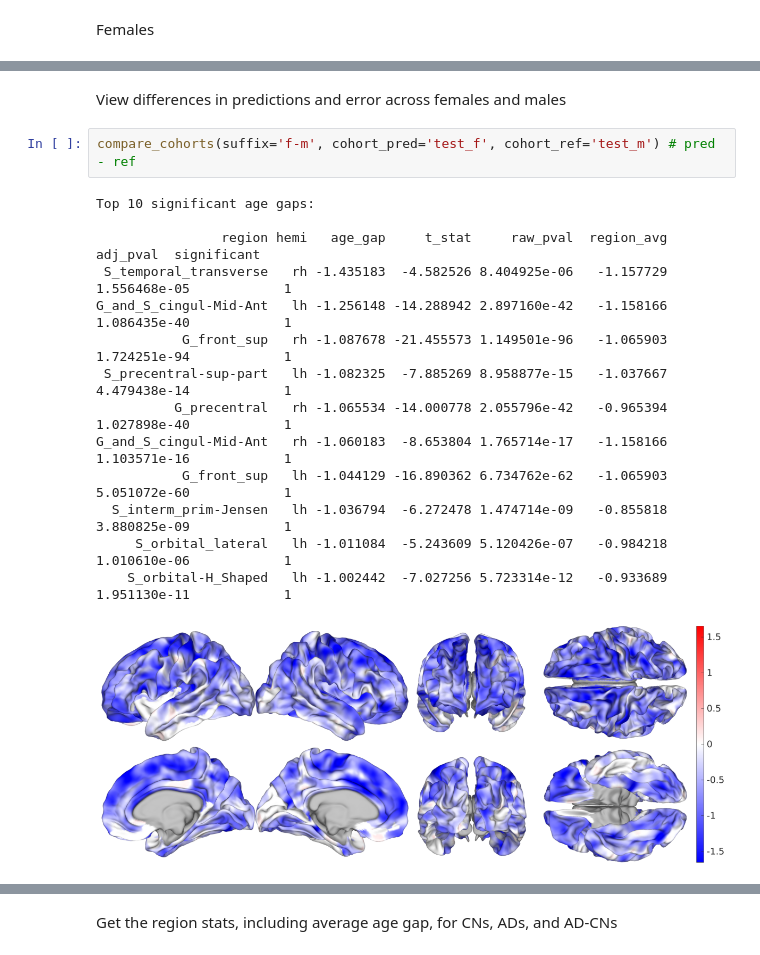
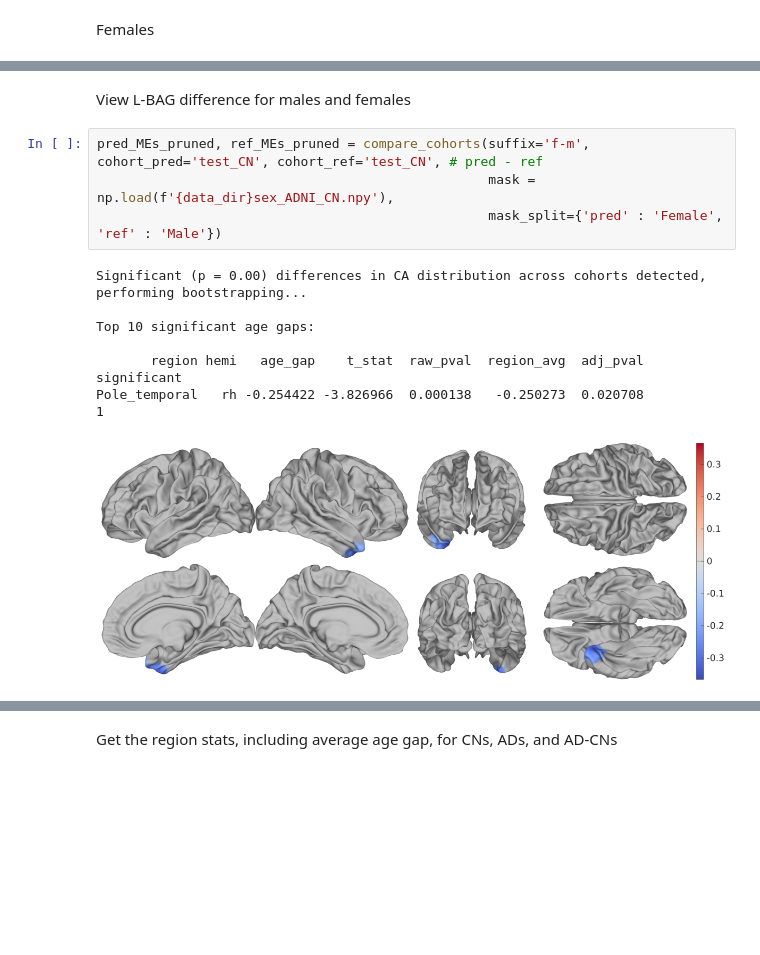
Before and after one commit to SamAndTheSun/Graph_UNet, a Jupyter notebook: notebooks/sex_analysis.ipynb, the cells around one changed output, grey strips where cells are left out. Drawn from its saved outputs; the diff is of its cells as text; blank space fills up the shorter version.

```diff
--- a/notebooks/sex_analysis.ipynb
+++ b/notebooks/sex_analysis.ipynb
@@ -72,19 +78,14 @@ G_oc-temp_med-Parahip   lh -5.09 (-5.96)    68.86  0.12       -5.52 3.926257e-28
 # %% [markdown]
-View differences in predictions and error across females and males
+View L-BAG difference for males and females
 # %%
-compare_cohorts(suffix='f-m', cohort_pred='test_f', cohort_ref='test_m') # pred - ref
+pred_MEs_pruned, ref_MEs_pruned = compare_cohorts(suffix='f-m', cohort_pred='test_CN', cohort_ref='test_CN', # pred - ref
+                                                  mask = np.load(f'{data_dir}sex_ADNI_CN.npy'),
+                                                  mask_split={'pred' : 'Female', 'ref' : 'Male'})
 # %% [output]
+Significant (p = 0.00) differences in CA distribution across cohorts detected, performing bootstrapping...
+
 Top 10 significant age gaps:
 
-                region hemi   age_gap     t_stat     raw_pval  region_avg     adj_pval  significant
- S_temporal_transverse   rh -1.435183  -4.582526 8.404925e-06   -1.157729 1.556468e-05            1
-G_and_S_cingul-Mid-Ant   lh -1.256148 -14.288942 2.897160e-42   -1.158166 1.086435e-40            1
-           G_front_sup   rh -1.087678 -21.455573 1.149501e-96   -1.065903 1.724251e-94            1
- S_precentral-sup-part   lh -1.082325  -7.885269 8.958877e-15   -1.037667 4.479438e-14            1
-          G_precentral   rh -1.065534 -14.000778 2.055796e-42   -0.965394 1.027898e-40            1
-G_and_S_cingul-Mid-Ant   rh -1.060183  -8.653804 1.765714e-17   -1.158166 1.103571e-16            1
-           G_front_sup   lh -1.044129 -16.890362 6.734762e-62   -1.065903 5.051072e-60            1
-  S_interm_prim-Jensen   lh -1.036794  -6.272478 1.474714e-09   -0.855818 3.880825e-09            1
-     S_orbital_lateral   lh -1.011084  -5.243609 5.120426e-07   -0.984218 1.010610e-06            1
-    S_orbital-H_Shaped   lh -1.002442  -7.027256 5.723314e-12   -0.933689 1.951130e-11            1
+       region hemi   age_gap    t_stat  raw_pval  region_avg  adj_pval  significant
+Pole_temporal   rh -0.254422 -3.826966  0.000138   -0.250273  0.020708            1
-[figure, old version]
+[figure, new version]
```
Also changed, not shown: parts of 7 cells of this notebook, 7 other files.
